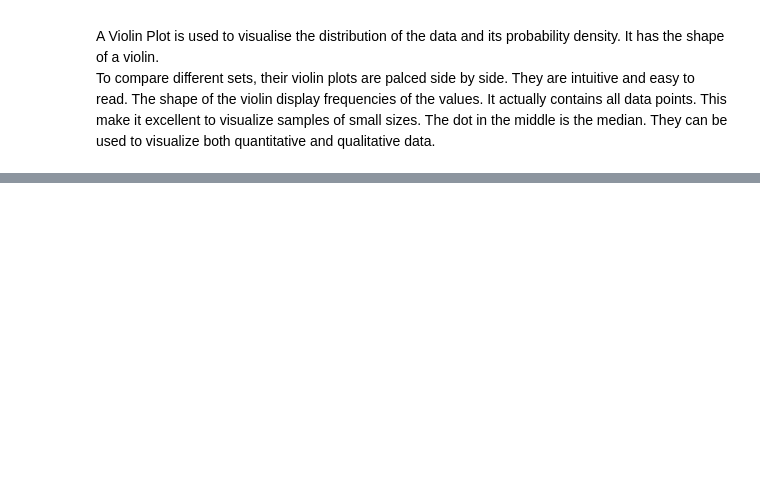
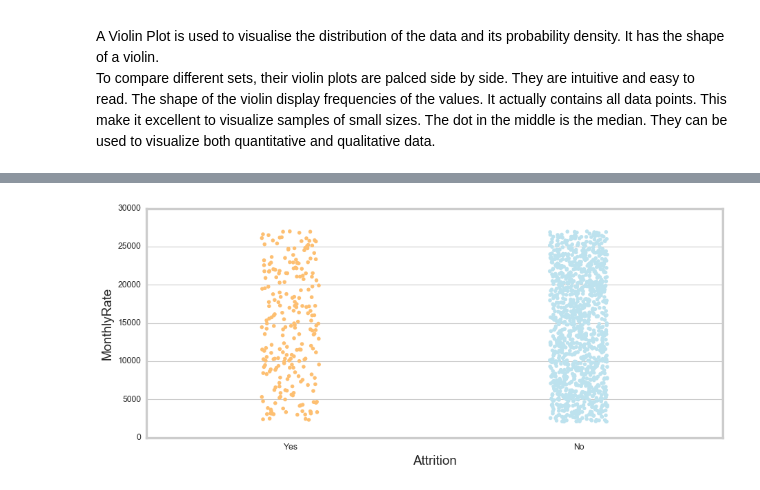
Before and after one commit to skacem/TIL, a Jupyter notebook: seaborn_intro.ipynb, the cells around one changed output, grey strips where cells are left out. Cells and saved outputs as stored; diff of their text form; code cells hidden in the pictures; blank space fills up the shorter version.

```diff
--- a/seaborn_intro.ipynb
+++ b/seaborn_intro.ipynb
@@ -288,0 +315,6 @@ To compare different sets, their violin plots are palced side by side. They are
+# %%
+sns.stripplot(x=df['Attrition'],
+              y=df['MonthlyRate'],
+              palette='RdYlBu');
+# %% [output]
+[figure, added]
```
Also changed, not shown: parts of 15 cells of this notebook.
